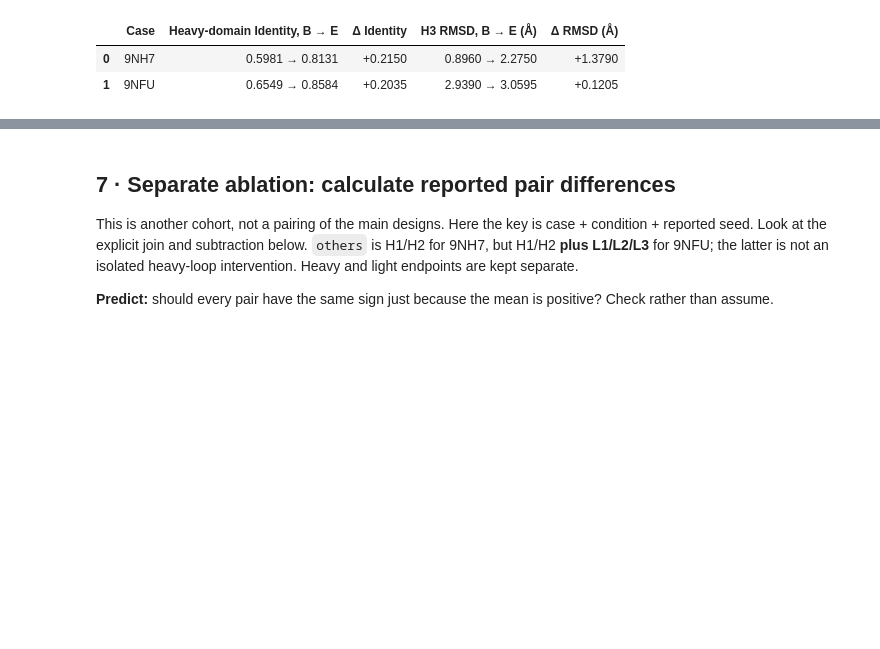
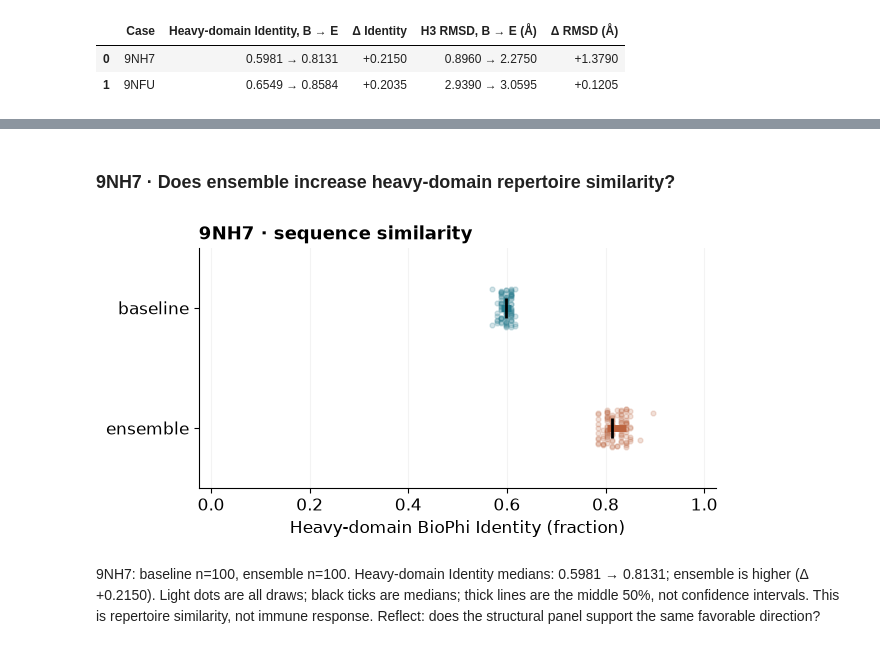
Before and after one commit to IzzyMoon1231/antibody-sequence-design, a Jupyter notebook: results-update/paper-focused/results.ipynb, the cells around one changed output, grey strips where cells are left out. Drawn from its saved outputs; the diff is of its cells as text; code cells hidden in the pictures; blank space fills up the shorter version.

```diff
--- a/results-update/paper-focused/results.ipynb
+++ b/results-update/paper-focused/results.ipynb
@@ -179,6 +135,12 @@ plt.close(map_figure)
-# %% [markdown]
-## 7 · Separate ablation: calculate reported pair differences
-
-This is another cohort, not a pairing of the main designs. Here the key is case + condition + reported seed. Look at the explicit join and subtraction below. `others` is H1/H2 for 9NH7, but H1/H2 **plus L1/L2/L3** for 9NFU; the latter is not an isolated heavy-loop intervention. Heavy and light endpoints are kept separate.
-
-**Predict:** should every pair have the same sign just because the mean is positive? Check rather than assume.
+# %% [markdown]
+### 9NH7 · Does ensemble increase heavy-domain repertoire similarity?
+# %%
+panel_9NH7_similarity = analysis.plot_panel(data, '9NH7', 'similarity')
+display(panel_9NH7_similarity)
+plt.close(panel_9NH7_similarity)
+# %% [output]
+[figure, added]
+# %%
+display(Markdown(analysis.panel_readout(data, '9NH7', 'similarity')))
+# %% [output]
+9NH7: baseline n=100, ensemble n=100. Heavy-domain Identity medians: 0.5981 → 0.8131; ensemble is higher (Δ +0.2150). Light dots are all draws; black ticks are medians; thick lines are the middle 50%, not confidence intervals. This is repertoire similarity, not immune response. Reflect: does the structural panel support the same favorable direction?
```
Also changed, not shown: parts of 29 cells of this notebook, 23 other files.
